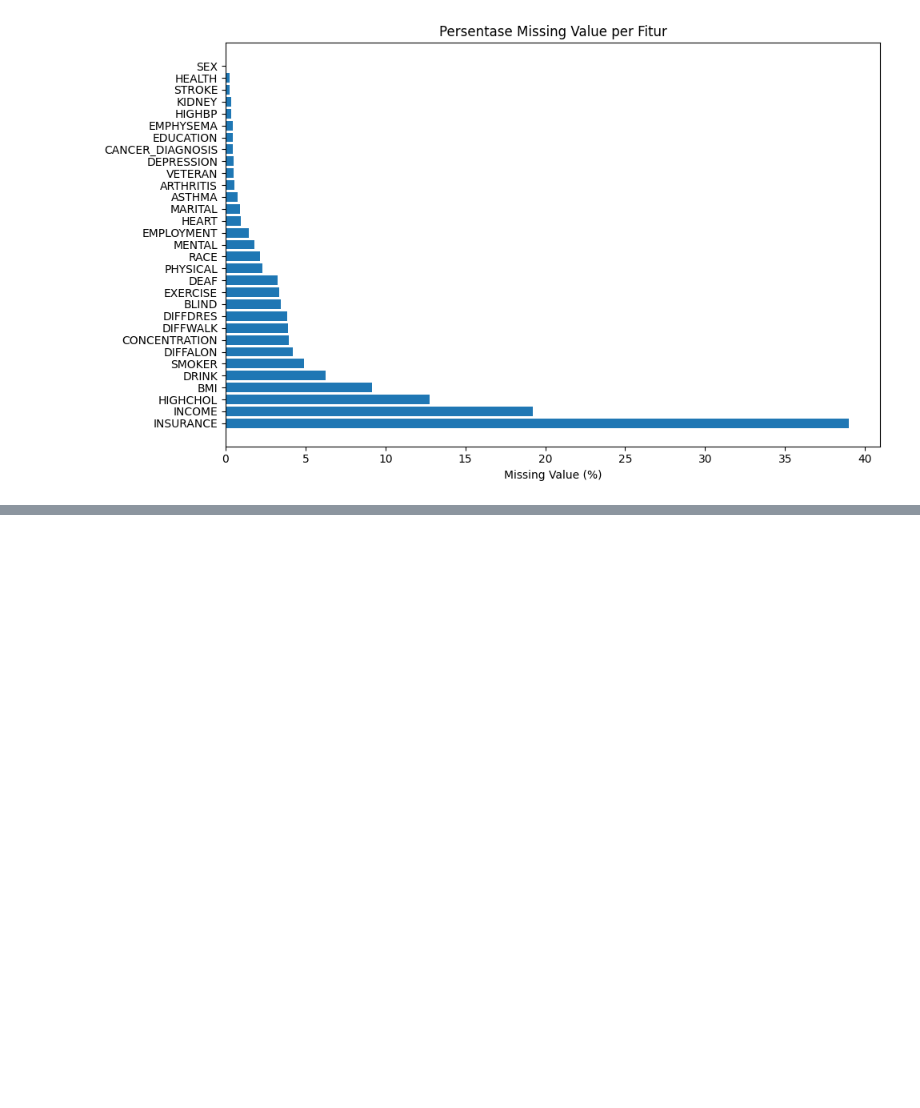
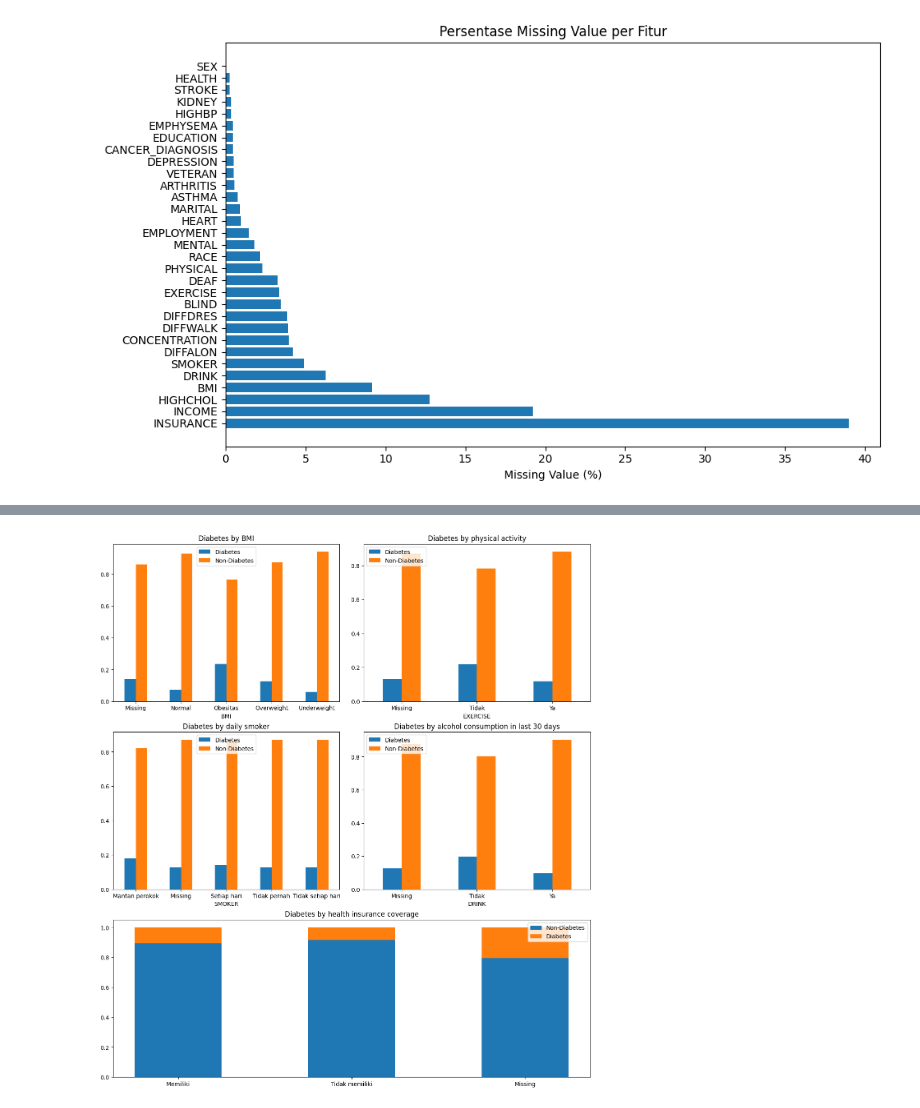
Before and after one commit to starshibrat/xg-shap-experiment, a Jupyter notebook: notebook/eda.ipynb, the cells around one changed output, grey strips where cells are left out. Saved outputs shown, nothing was run; the diff lists cells and outputs as text; code cells hidden in the pictures; blank space fills up the shorter version.

```diff
--- a/notebook/eda.ipynb
+++ b/notebook/eda.ipynb
@@ -148,0 +243,80 @@ msno.bar(df.sample(1000))
+# %%
+# Behavioral, physical, and function characteristics
+# fig, axs = plt.subplots(nrows=3,
+#                         ncols=2,
+#                         sharex=False,
+#                         sharey=False,
+#                         layout="constrained",
+#                         figsize=(12.0, 13.5)
+#                     )
+
+fig = plt.figure(layout="constrained", figsize=(12.0, 13.5))
+gs = plt.GridSpec(nrows=3, ncols=2, figure=fig)
+axs = []
+
+for i in range(gs.nrows):
+    if i == gs.nrows - 1:
+        axs.append(fig.add_subplot(gs[i, :]))
+        continue
+
+    for j in range(gs.ncols):
+        axs.append(fig.add_subplot(gs[i, j]))
+
+generate_grouped_bar_plot(df, "BMI", labels={
+    0: "Underweight",
+    1: "Normal",
+    2: "Overweight",
+    3: "Obesitas",
+},
+    percentage=True,
+    ax=axs[0],
+    dropna=False,
+    title="Diabetes by BMI",
+    legend_loc="upper center")
+
+generate_grouped_bar_plot(df, "EXERCISE", labels={
+    0: "Ya",
+    1: "Tidak",
+},
+    percentage=True,
+    ax=axs[1],
+    dropna=False,
+    title="Diabetes by physical activity")
+
+generate_grouped_bar_plot(df, "SMOKER", labels={
+    0: "Setiap hari",
+    1: "Tidak setiap hari",
+    2: "Mantan perokok",
+    3: "Tidak pernah",
+},
+    legend_loc="upper center",
+    ax=axs[2],
+    dropna=False,
+    title="Diabetes by daily smoker"
+)
+
+generate_grouped_bar_plot(df, "DRINK", labels={
+    0: "Ya",
+    1: "Tidak",
+},
+    percentage=True,
+    ax=axs[3],
+    dropna=False,
+    title="Diabetes by alcohol consumption in last 30 days")
+
+generate_stacked_bar_plot(df, "INSURANCE", labels={
+    0: "Memiliki",
+    1: "Tidak memiliki",
+},
+    percentage=True,
+    ax=axs[4],
+    dropna=False,
+    title="Diabetes by health insurance coverage",
+    legend_loc="upper right"
+    )
+
+# axs[2].set_axis_off()
+
+plt.show()
+# %% [output]
+[figure, added]
```
Also changed, not shown: parts of 7 cells of this notebook, 11 other files.
